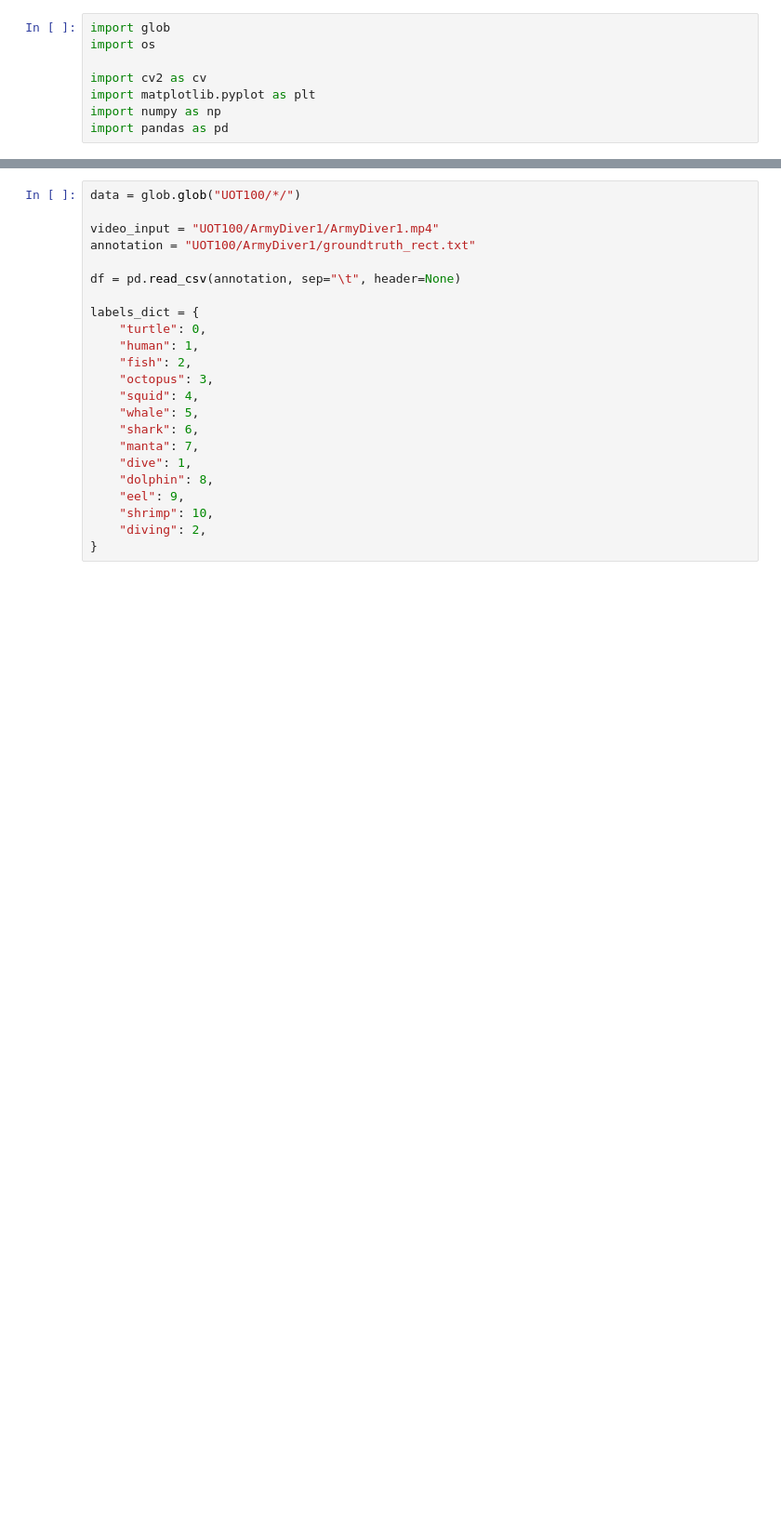
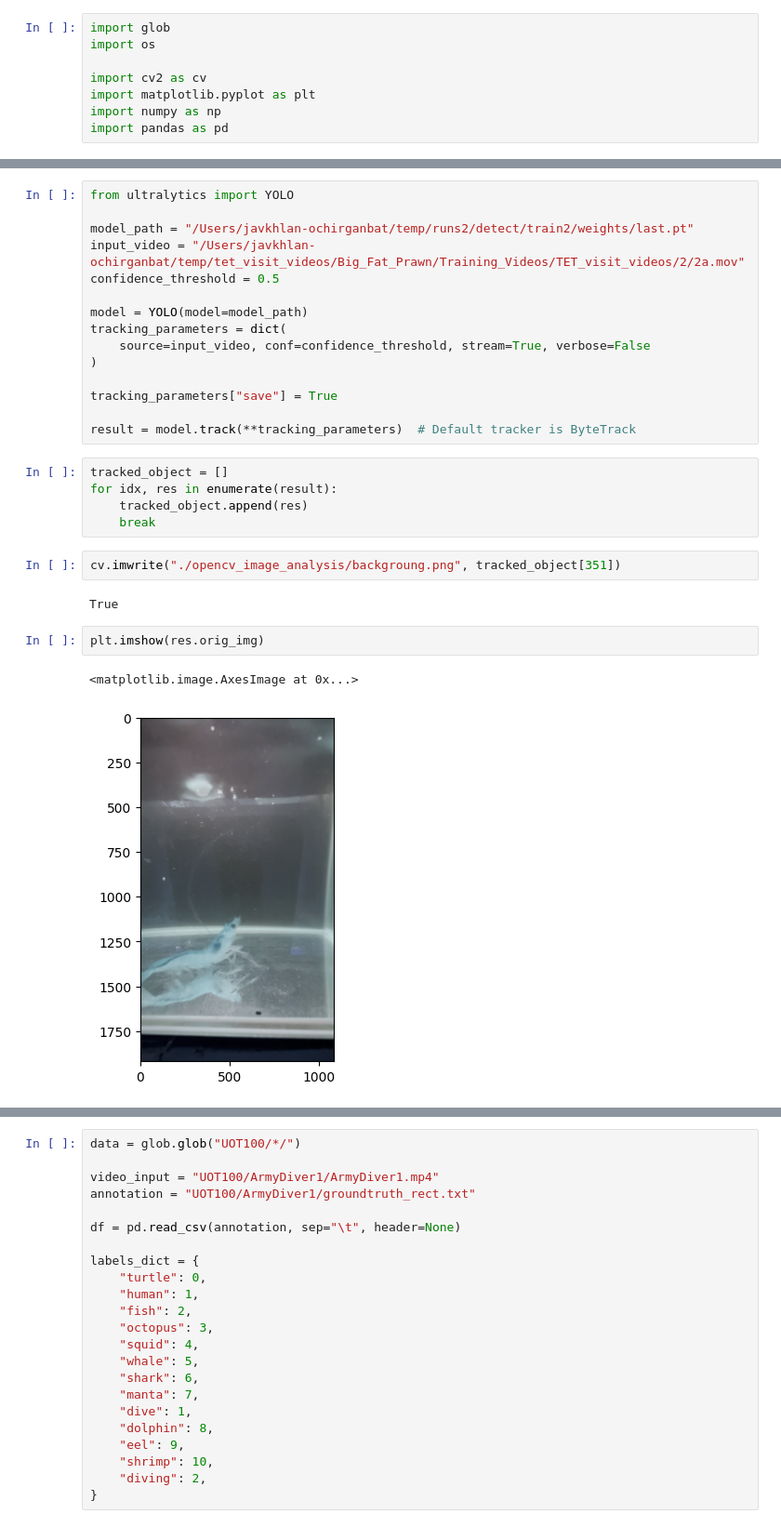
Before and after one commit to Javkhaa/machine-learning, a Jupyter notebook: underwater_object/DataCleanUp.ipynb, the cells around one changed output, grey strips where cells are left out. Shown at 93% size. Drawn from its saved outputs; the diff is of its cells as text; blank space fills up the shorter version.

```diff
--- a/underwater_object/DataCleanUp.ipynb
+++ b/underwater_object/DataCleanUp.ipynb
@@ -277,0 +71,29 @@ for basedir in annot_basedirs:
+# %%
+from ultralytics import YOLO
+
+model_path = "/Users/javkhlan-ochirganbat/temp/runs2/detect/train2/weights/last.pt"
+input_video = "/Users/javkhlan-ochirganbat/temp/tet_visit_videos/Big_Fat_Prawn/Training_Videos/TET_visit_videos/2/2a.mov"
+confidence_threshold = 0.5
+
+model = YOLO(model=model_path)
+tracking_parameters = dict(
+    source=input_video, conf=confidence_threshold, stream=True, verbose=False
+)
+
+tracking_parameters["save"] = True
+
+result = model.track(**tracking_parameters)  # Default tracker is ByteTrack
+# %%
+tracked_object = []
+for idx, res in enumerate(result):
+    tracked_object.append(res)
+    break
+# %%
+cv.imwrite("./opencv_image_analysis/backgroung.png", tracked_object[351])
+# %% [output]
+True
+# %%
+plt.imshow(res.orig_img)
+# %% [output]
+<matplotlib.image.AxesImage at 0x...>
+[figure, added]
```
Also changed, not shown: parts of 29 cells of this notebook, 8 other files.
